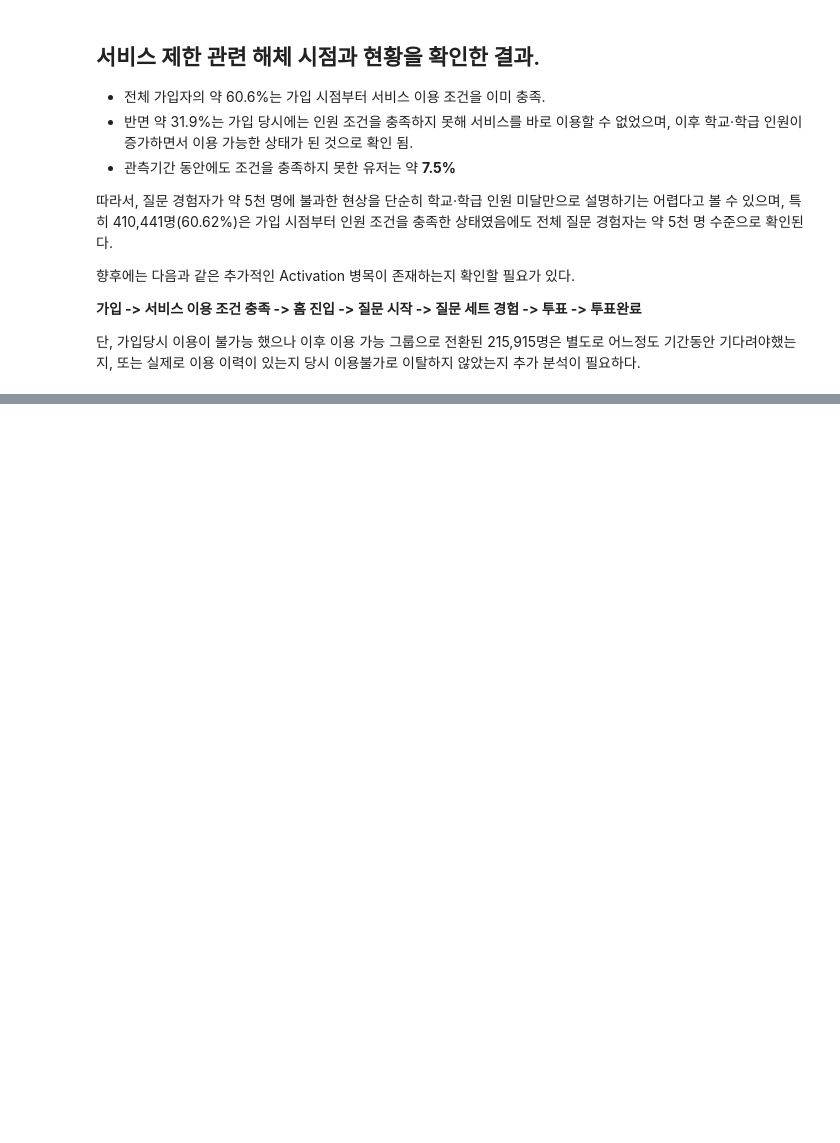
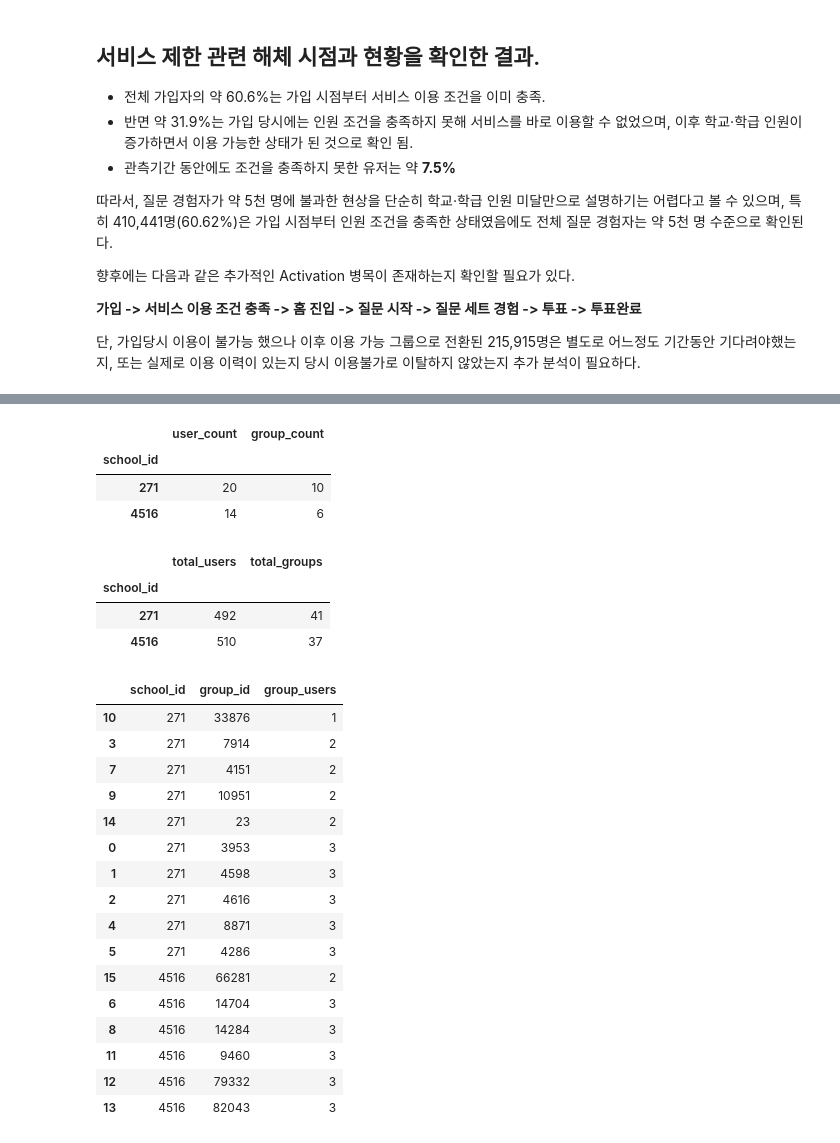
Before and after one commit to zoo-no-s/sns_service_analysis, a Jupyter notebook: notebooks/activation_analysis_kkw.ipynb, the cells around one changed output, grey strips where cells are left out. Saved outputs shown, nothing was run; the diff lists cells and outputs as text; code cells hidden in the pictures; blank space fills up the shorter version.

```diff
--- a/notebooks/activation_analysis_kkw.ipynb
+++ b/notebooks/activation_analysis_kkw.ipynb
@@ -349,0 +919,65 @@ print(f"관측기간 내 이용 불가: {status_count['unavailable']:,}명 ({sta
+# %%
+unavailable_qs[
+    unavailable_qs['school_id'].isin([271, 4516])
+].groupby('school_id').agg(
+    user_count=('user_id', 'nunique'),
+    group_count=('group_id', 'nunique')
+)
+# %% [output]
+|  | user_count | group_count |
+| school_id |  |  |
+| 271 | 20 | 10 |
+| 4516 | 14 | 6 |
+# %%
+df[
+    df['school_id'].isin([271, 4516])
+].groupby('school_id').agg(
+    total_users=('user_id', 'nunique'),
+    total_groups=('group_id', 'nunique')
+)
+# %% [output]
+|  | total_users | total_groups |
+| school_id |  |  |
+| 271 | 492 | 41 |
+| 4516 | 510 | 37 |
+# %%
+exception_groups = (
+    unavailable_qs[
+        unavailable_qs['school_id'].isin([271, 4516])
+    ][['school_id', 'group_id']]
+    .drop_duplicates()
+)
+
+group_size = (
+    df.groupby(['school_id', 'group_id'])
+      .agg(group_users=('user_id', 'nunique'))
+      .reset_index()
+)
+
+exception_group_size = exception_groups.merge(
+    group_size,
+    on=['school_id', 'group_id'],
+    how='left'
+)
+
+exception_group_size.sort_values(
+    ['school_id', 'group_users']
+)
+# %% [output]
+|  | school_id | group_id | group_users |
+| 10 | 271 | 33876 | 1 |
+| 3 | 271 | 7914 | 2 |
+| 7 | 271 | 4151 | 2 |
+| 9 | 271 | 10951 | 2 |
+| 14 | 271 | 23 | 2 |
+| 0 | 271 | 3953 | 3 |
+| 1 | 271 | 4598 | 3 |
+| 2 | 271 | 4616 | 3 |
+| 4 | 271 | 8871 | 3 |
+| 5 | 271 | 4286 | 3 |
+| 15 | 4516 | 66281 | 2 |
+| 6 | 4516 | 14704 | 3 |
+| 8 | 4516 | 14284 | 3 |
+| 11 | 4516 | 9460 | 3 |
+| 12 | 4516 | 79332 | 3 |
+| 13 | 4516 | 82043 | 3 |
```
Also changed, not shown: parts of 92 cells of this notebook.
